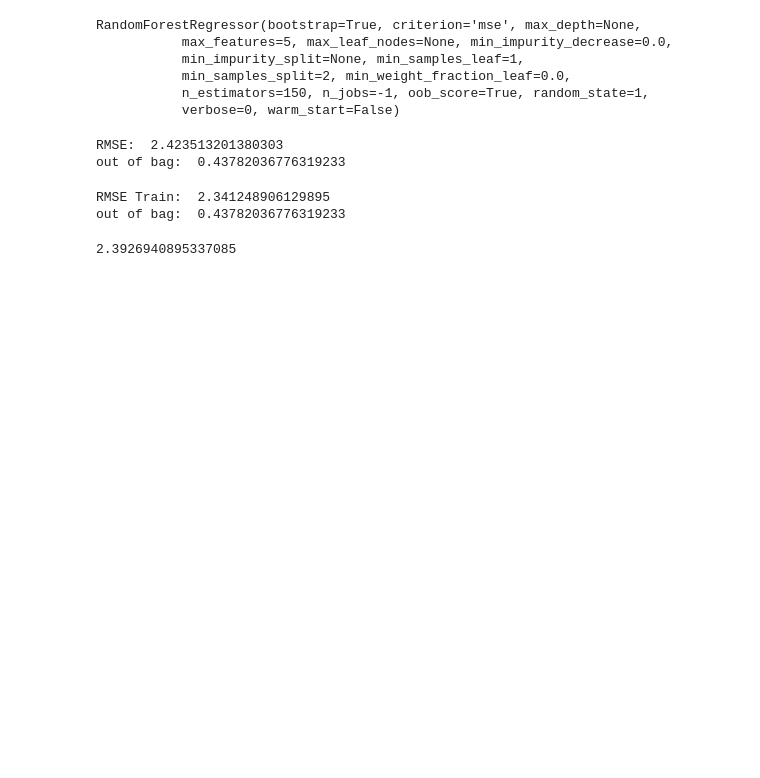
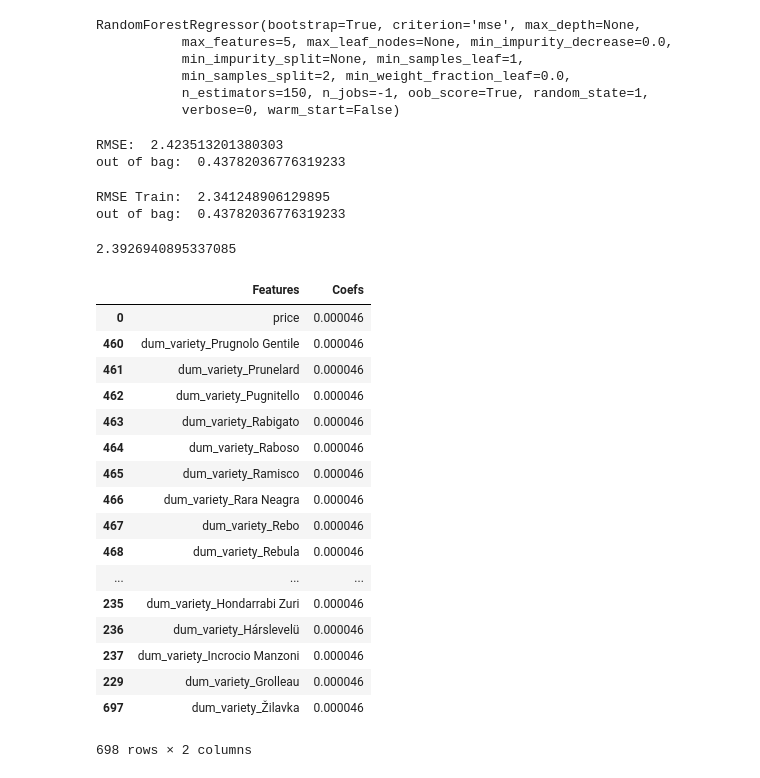
Before and after one commit to evanrosa/wine-ML-capstone-2018, a Jupyter notebook: 03 - Modeling.ipynb, the cells around one changed output. Saved outputs shown, nothing was run; the diff lists cells and outputs as text; code cells hidden in the pictures; blank space fills up the shorter version.

```diff
--- a/03 - Modeling.ipynb
+++ b/03 - Modeling.ipynb
@@ -629,3 +624,24 @@ scores = cross_val_score(rfreg, A2_nlp, b2, cv=kf, scoring='neg_mean_squared_err
 print(np.mean(np.sqrt(-scores)))
 # %% [output]
 2.3926940895337085
+# %%
+pd.DataFrame({'Features':features_log.columns, 'Coefs':rfreg.feature_importances_[0]}).sort_values(by='Coefs')
+# %% [output]
+|  | Features | Coefs |
+| 0 | price | 0.000046 |
+| 460 | dum_variety_Prugnolo Gentile | 0.000046 |
+| 461 | dum_variety_Prunelard | 0.000046 |
+| 462 | dum_variety_Pugnitello | 0.000046 |
+| 463 | dum_variety_Rabigato | 0.000046 |
+| 464 | dum_variety_Raboso | 0.000046 |
+| 465 | dum_variety_Ramisco | 0.000046 |
+| 466 | dum_variety_Rara Neagra | 0.000046 |
+| 467 | dum_variety_Rebo | 0.000046 |
+| 468 | dum_variety_Rebula | 0.000046 |
+| ... | ... | ... |
+| 235 | dum_variety_Hondarrabi Zuri | 0.000046 |
+| 236 | dum_variety_Hárslevelü | 0.000046 |
+| 237 | dum_variety_Incrocio Manzoni | 0.000046 |
+| 229 | dum_variety_Grolleau | 0.000046 |
+| 697 | dum_variety_Žilavka | 0.000046 |
+698 rows × 2 columns
```
Also changed, not shown: parts of 3 cells of this notebook.
